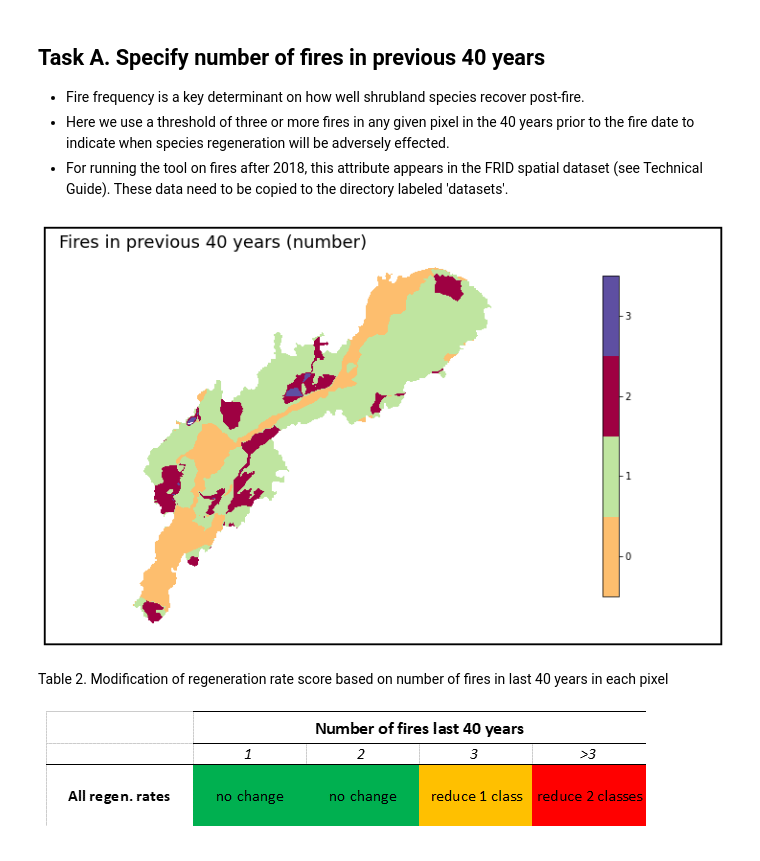
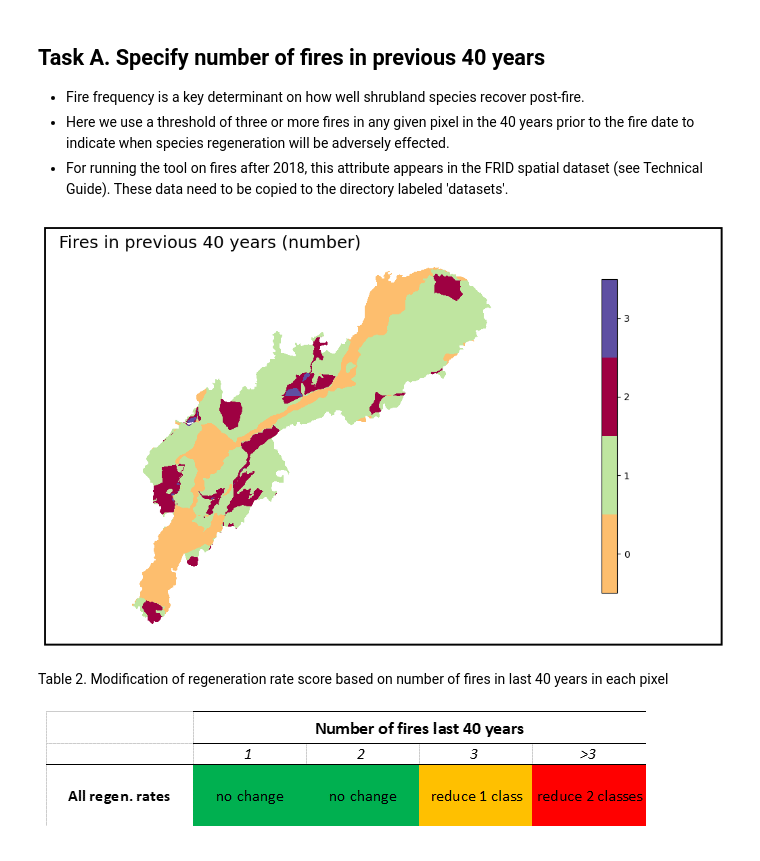
Before and after one commit to adhollander/postfire, a Jupyter notebook: PReP_Tool.ipynb, the cells around one changed output. Cells and saved outputs as stored; diff of their text form; code cells hidden in the pictures.

```diff
--- a/PReP_Tool.ipynb
+++ b/PReP_Tool.ipynb
@@ -908,25 +912,25 @@ Here we use a threshold of three or more fires in any given pixel in the 40 year
 For running the tool on fires after 2018, this attribute appears in the FRID spatial dataset (see Technical Guide). These data need to be copied to the directory labeled 'datasets'.
 # %%
 # plot of fire count
-fcxarr = xr.open_rasterio(firecountrast)
+fcxarr = rioxarray.open_rasterio(firecountrast)
 fcxarr2 = xr.where(fcxarr == 255, np.nan, fcxarr)
 fcxarr2.attrs = fcxarr.attrs
 fig, ax = plt.subplots(figsize=(15,8))
 cmap = firecountcm
 cmap.set_over(alpha=0)
 firecountplot = ax.imshow(fcxarr2[0,], cmap=cmap, vmin=-0.5, vmax=3.5)
 cbar = fig.colorbar(firecountplot, fraction=0.02, ticks=range(4))
 
 autoAxis = ax.axis()
 rec = plt.Rectangle((autoAxis[0]-0.7,autoAxis[2]-0.2),(autoAxis[1]-autoAxis[0])+240,(autoAxis[3]-autoAxis[2])+0.4,fill=False,lw=2)
 rec = ax.add_patch(rec)
 rec.set_clip_on(False)
 
 # cbar.ax.set_yticklabels(veglabels)
 # ax.set(title="Count of number of fires in previous 40 years")
 ax.text(20,30, "Fires in previous 40 years (number)",  fontsize=18)
 ax.set_axis_off();
 # %% [output]
-[figure, old version]
+[figure, new version]
 # %%
 # maybe plot this as well?
```
Also changed, not shown: parts of 11 cells of this notebook, 3 other files.
